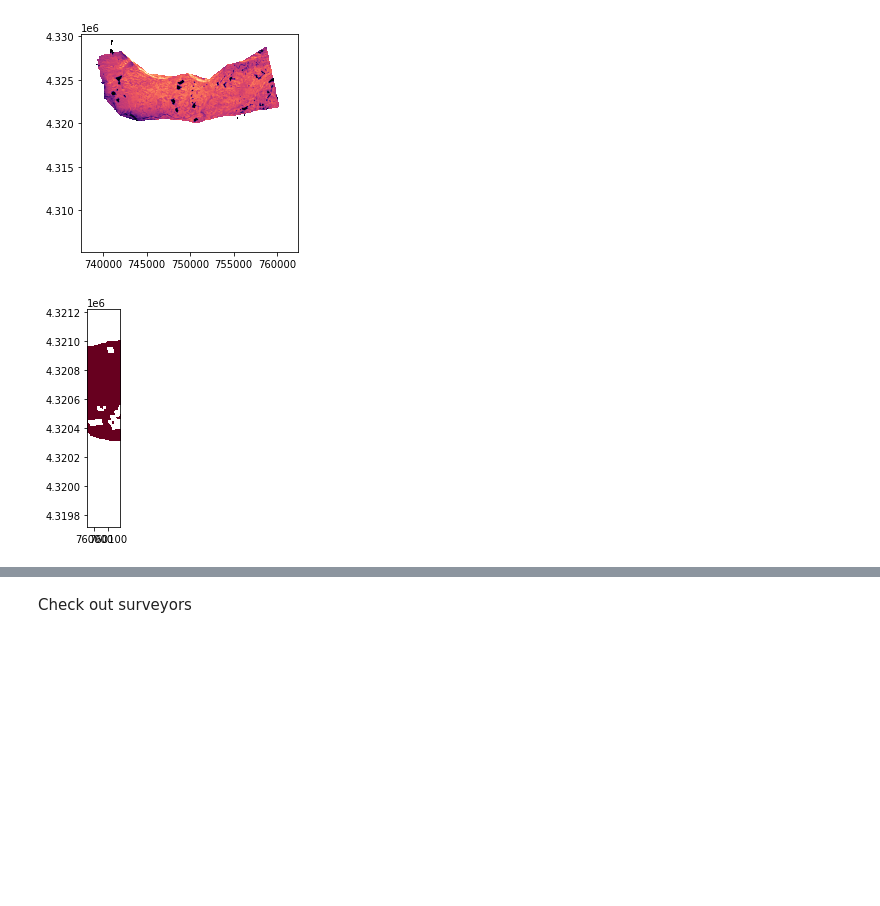
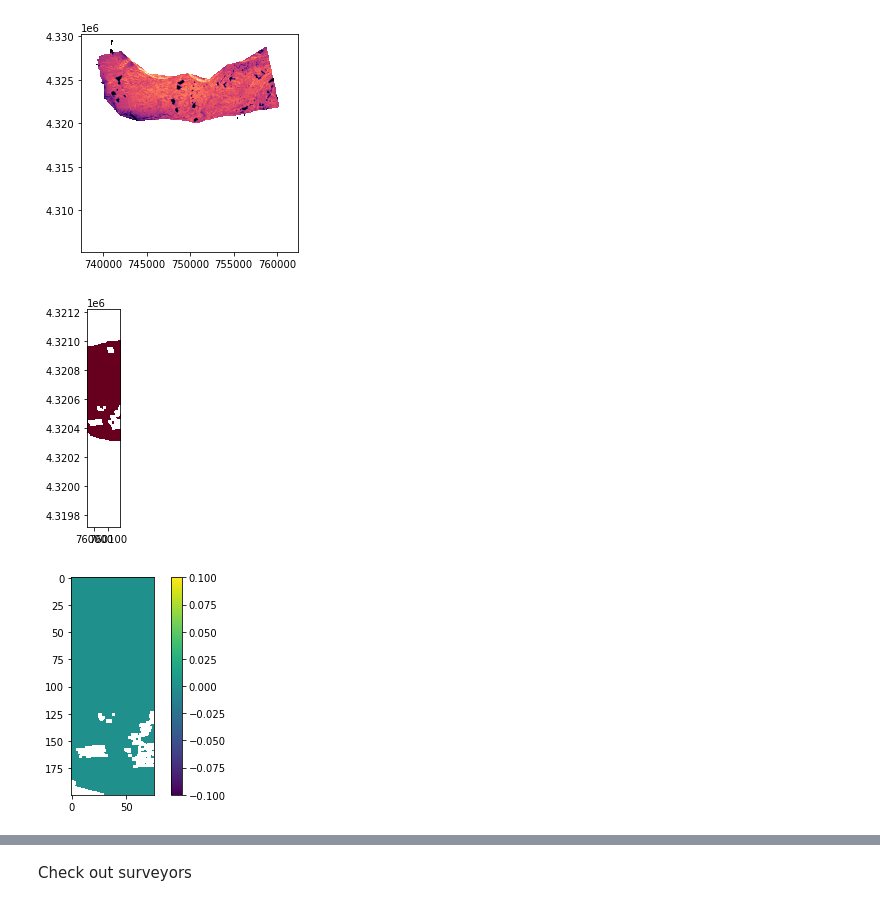
Before and after one commit to snowex-hackweek/integration_station, a Jupyter notebook: contributors/michelle/depths_and_dems.ipynb, the cells around one changed output, grey strips where cells are left out. Cells and saved outputs as stored; diff of their text form; code cells hidden in the pictures; blank space fills up the shorter version.

```diff
--- a/contributors/michelle/depths_and_dems.ipynb
+++ b/contributors/michelle/depths_and_dems.ipynb
@@ -50,18 +55,24 @@ datasets[0].close()
 # %% [output]
 [figure]
 # %%
+
 # Remember in the query parentheses is what we get back, in this case were asking for the raster data as a geotiff
 result = session.query(func.ST_AsTiff(ImageData.raster)).filter(ImageData.type == 'depth').limit(1).all()
 
 # Now make it more available as a python object
 datasets = raster_to_rasterio(session, result)
 
 # Plot the georeferenced image
 show(datasets[0],
-#      vmax=8, vmin=-5,
+     vmin=0, vmax=0.1,
      cmap='RdBu')
+
+a=datasets[0].read()
+plt.imshow(a[0][100:300, :])
+plt.colorbar()
 
 # Close the dataset
 datasets[0].close()
 # %% [output]
 [figure]
+[figure, added]
```
Also changed, not shown: parts of 19 cells of this notebook.
